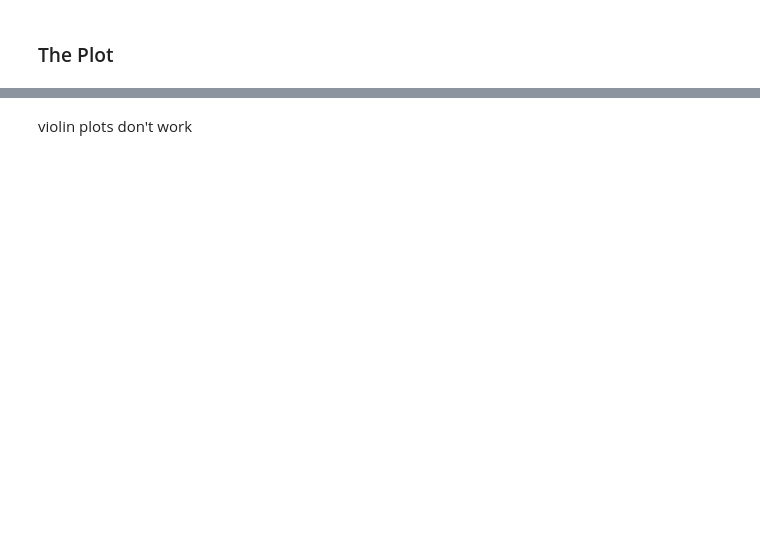
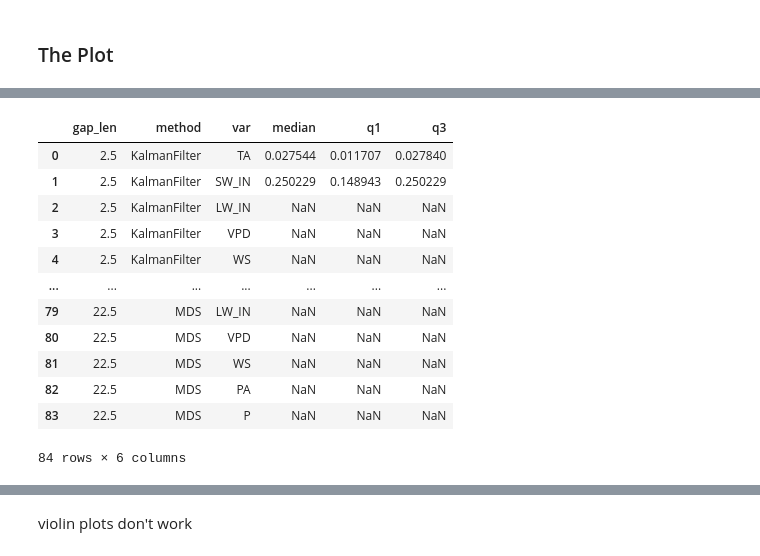
Before and after one commit to mone27/meteo_imp, a Jupyter notebook: lib_nbs/30_results.ipynb, the cells around one changed output, grey strips where cells are left out. Drawn from its saved outputs; the diff is of its cells as text; code cells hidden in the pictures; blank space fills up the shorter version.

```diff
--- a/lib_nbs/30_results.ipynb
+++ b/lib_nbs/30_results.ipynb
@@ -898,0 +964,2 @@ the_plot(data_results)
+# %%
+x = alt.X('gap_len'); color = alt.Color('method'); xOffset = alt.XOffset('method'); y = alt.Y('rmse_norm')
@@ -898,0 +989,19 @@ the_plot(data_results)
+# %%
+data_results.groupby(['gap_len', 'method', 'var']).agg(
+        median = pd.NamedAgg(y.shorthand, 'median'),
+        q1 = pd.NamedAgg(y.shorthand,lambda x: x.quantile(.25)),
+        q3 = pd.NamedAgg(y.shorthand,lambda x: x.quantile(.75))).reset_index()
+# %% [output]
+|  | gap_len | method | var | median | q1 | q3 |
+| 0 | 2.5 | KalmanFilter | TA | 0.027544 | 0.011707 | 0.027840 |
+| 1 | 2.5 | KalmanFilter | SW_IN | 0.250229 | 0.148943 | 0.250229 |
+| 2 | 2.5 | KalmanFilter | LW_IN | NaN | NaN | NaN |
+| 3 | 2.5 | KalmanFilter | VPD | NaN | NaN | NaN |
+| 4 | 2.5 | KalmanFilter | WS | NaN | NaN | NaN |
+| ... | ... | ... | ... | ... | ... | ... |
+| 79 | 22.5 | MDS | LW_IN | NaN | NaN | NaN |
+| 80 | 22.5 | MDS | VPD | NaN | NaN | NaN |
+| 81 | 22.5 | MDS | WS | NaN | NaN | NaN |
+| 82 | 22.5 | MDS | PA | NaN | NaN | NaN |
+| 83 | 22.5 | MDS | P | NaN | NaN | NaN |
+84 rows × 6 columns
```
Also changed, not shown: parts of 68 cells of this notebook, 3 other files.
